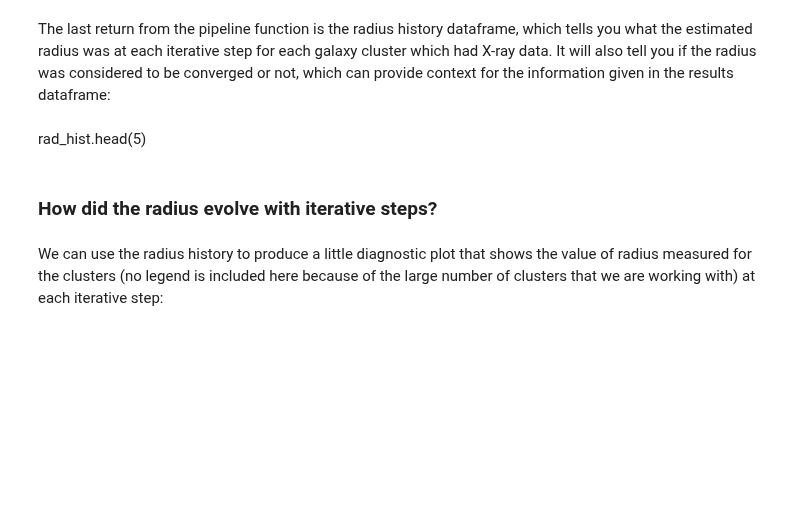
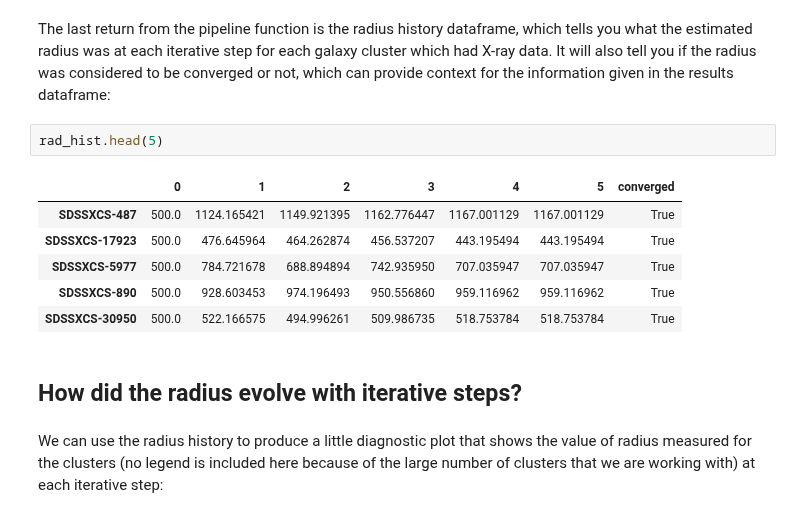
Before and after one commit to DavidT3/XGA, a Jupyter notebook: docs/source/notebooks/pipeline_tutorials/LT_pipeline.ipynb, the cells around one changed output. Saved outputs shown, nothing was run; the diff lists cells and outputs as text; blank space fills up the shorter version.

```diff
--- a/docs/source/notebooks/pipeline_tutorials/LT_pipeline.ipynb
+++ b/docs/source/notebooks/pipeline_tutorials/LT_pipeline.ipynb
@@ -146,9 +171,16 @@ res.describe()
 # %% [markdown]
 The last return from the pipeline function is the radius history dataframe, which tells you what the estimated radius was at each iterative step for each galaxy cluster which had X-ray data. It will also tell you if the radius was considered to be converged or not, which can provide context for the information given in the results dataframe:
-# %% [markdown]
-rad_hist.head(5)
+# %%
+rad_hist.head(5)
+# %% [output]
+|  | 0 | 1 | 2 | 3 | 4 | 5 | converged |
+| SDSSXCS-487 | 500.0 | 1124.165421 | 1149.921395 | 1162.776447 | 1167.001129 | 1167.001129 | True |
+| SDSSXCS-17923 | 500.0 | 476.645964 | 464.262874 | 456.537207 | 443.195494 | 443.195494 | True |
+| SDSSXCS-5977 | 500.0 | 784.721678 | 688.894894 | 742.935950 | 707.035947 | 707.035947 | True |
+| SDSSXCS-890 | 500.0 | 928.603453 | 974.196493 | 950.556860 | 959.116962 | 959.116962 | True |
+| SDSSXCS-30950 | 500.0 | 522.166575 | 494.996261 | 509.986735 | 518.753784 | 518.753784 | True |
 # %% [markdown]
-### How did the radius evolve with iterative steps?
+## How did the radius evolve with iterative steps?
 # %% [markdown]
 We can use the radius history to produce a little diagnostic plot that shows the value of radius measured for the clusters (no legend is included here because of the large number of clusters that we are working with) at each iterative step:
 # %%
```
Also changed, not shown: parts of 8 cells of this notebook.
